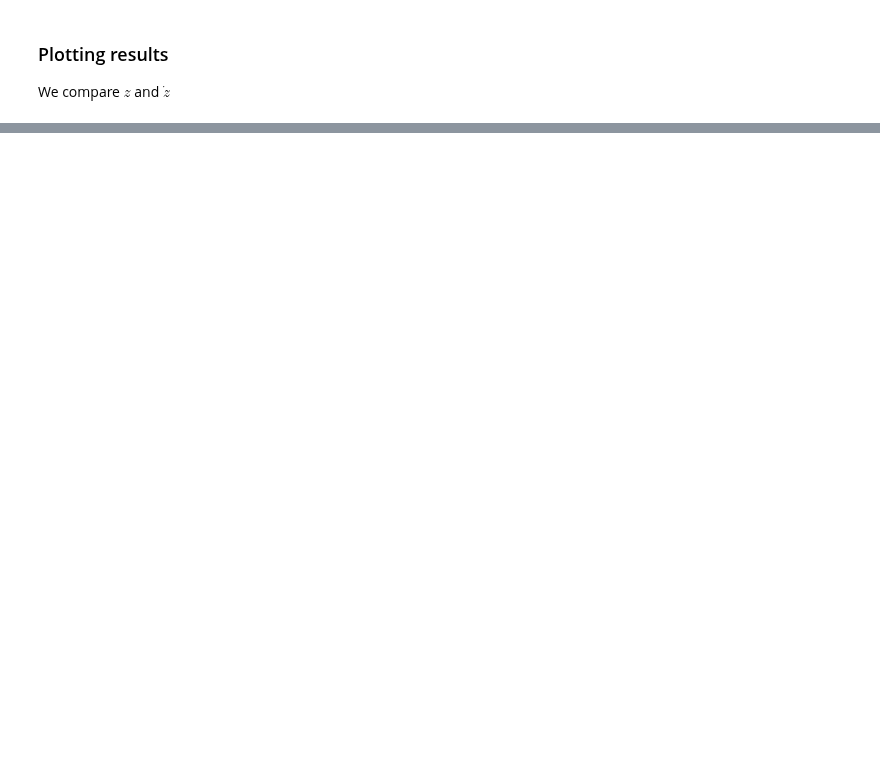
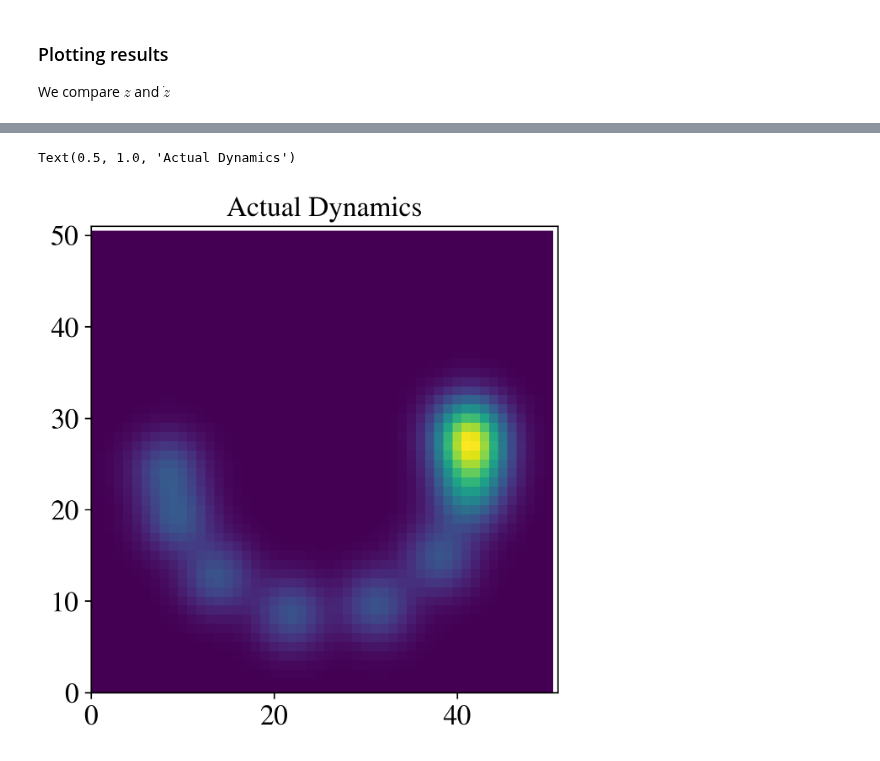
Before and after one commit to jonatanwins/Project-2-FYS5429, a Jupyter notebook: project_2/src/pendulum/pendulumResults.ipynb, the cells around one changed output, grey strips where cells are left out. Saved outputs shown, nothing was run; the diff lists cells and outputs as text; code cells hidden in the pictures; blank space fills up the shorter version.

```diff
--- a/project_2/src/pendulum/pendulumResults.ipynb
+++ b/project_2/src/pendulum/pendulumResults.ipynb
@@ -154,0 +187,20 @@ plot_z_zdot(all_z_sims, title="Discovered Dynamics")
+# %%
+true_z_sim = sindy_simulate_order2(z_0, dz_0, time, true_xi, **library_hparams)
+
+x, dx, ddx = pendulum_to_movie(np.array([true_z_sim]), np.array([true_z_sim]))
+
+# Set up the figure and axis
+fig, ax = plt.subplots()
+ax.set_xlim((0, 51))
+ax.set_ylim((0, 51))
+
+x_image = np.zeros_like(x[0,0])
+for sample in x[0]:
+    x_image += sample
+
+
+image = ax.imshow(x_image, cmap='viridis', interpolation='none')
+ax.set_title("Actual Dynamics")
+# %% [output]
+Text(0.5, 1.0, 'Actual Dynamics')
+[figure, added]
```
Also changed, not shown: parts of 8 cells of this notebook, 1 other file.
